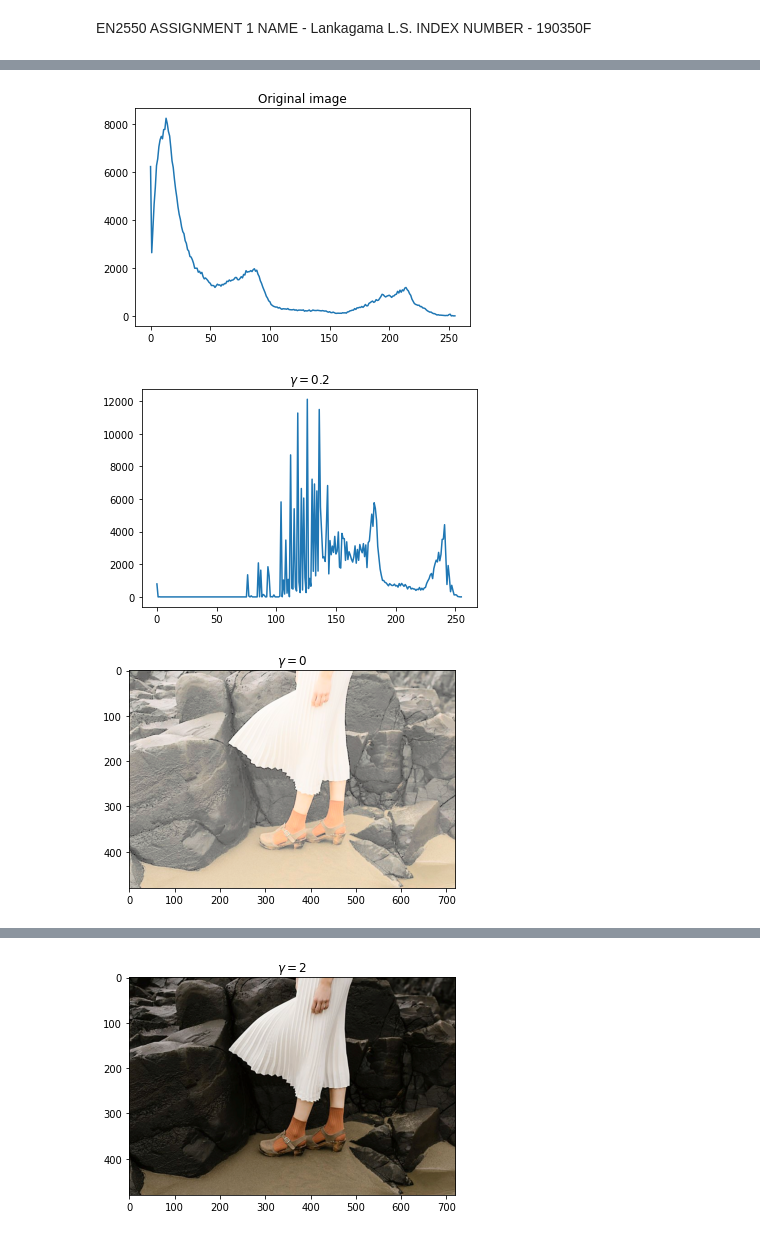
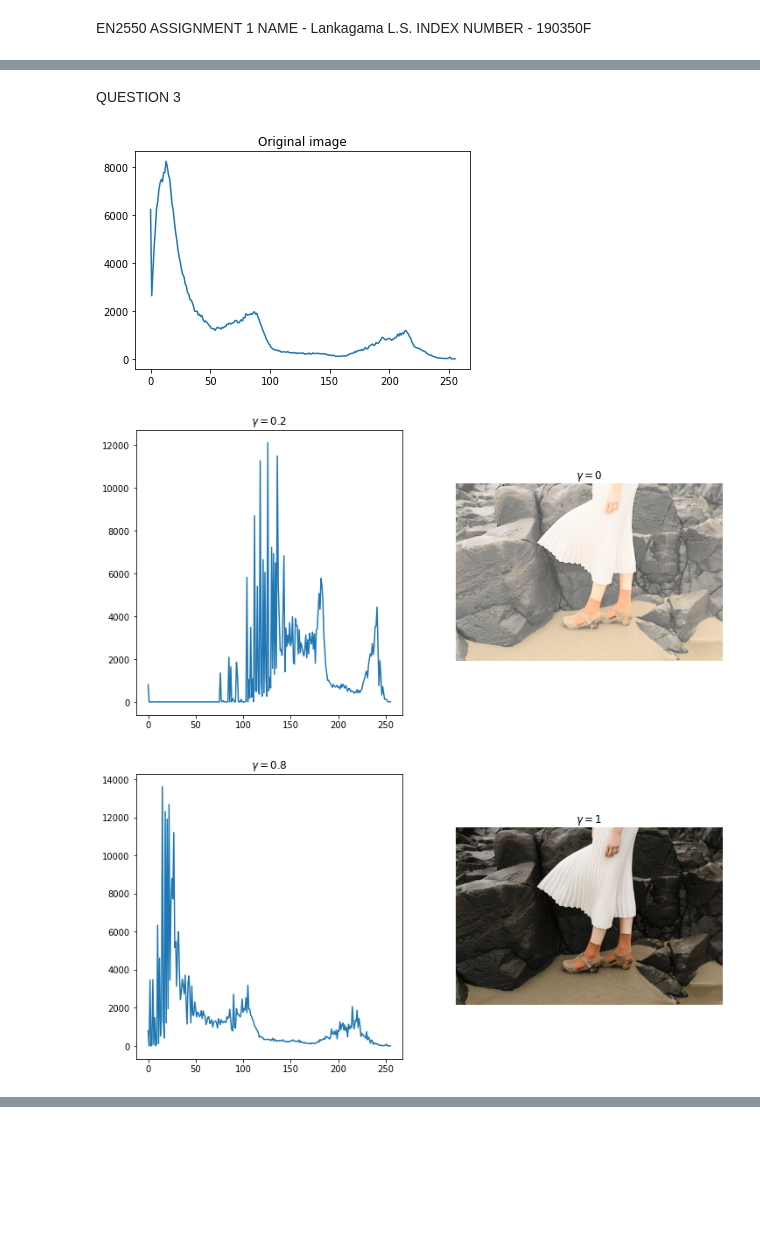
Before and after one commit to Lahiru-Sanjaya-Lankagama/Image-Processing, a Jupyter notebook: Assignment-1.ipynb, the cells around one changed output, grey strips where cells are left out. Saved outputs shown, nothing was run; the diff lists cells and outputs as text; code cells hidden in the pictures; blank space fills up the shorter version.

```diff
--- a/Assignment-1.ipynb
+++ b/Assignment-1.ipynb
@@ -126,43 +104,46 @@ plt.show()
+# %% [markdown]
+QUESTION 3
 # %%
-#Quetion 3
 import numpy as np
 import cv2 as cv
 import matplotlib.pyplot as plt
 
 f = cv.imread(r"C:\Users\Lahiru Sanjaya\Desktop\image_Ass\highlights_and_shadows.jpg", cv.IMREAD_COLOR)
 assert f is not None
 Lab = cv.cvtColor(f, cv.COLOR_BGR2LAB)
 
 L, a, b = cv.split(Lab)
 gamma = [0.2 , 0.8, 1, 1.7, 3]
 hist_f = cv.calcHist([f], [0], None, [256], [0,256])
 
 fig, ax = plt.subplots()
 ax.plot(hist_f)
 plt.title("Original image")
+print()
 
 for i in range (0,5):
     t = np.array([(p/255.0)**gamma[i]*(255.0) for p in L]).astype(np.uint8)
     newLab = cv.merge([t,a,b])
     newf = cv.cvtColor(newLab, cv.COLOR_LAB2BGR)
     hist_newf = cv.calcHist([newf], [0], None, [256], [0,256])
 
-    fig, ax = plt.subplots()
-    ax.plot(hist_newf)
-    plt.title("$\gamma = $"+ str(gamma[i]))
+    fig, ax = plt.subplots(1,2, figsize = (12,6))
+    ax[0].plot(hist_newf)
+    ax[0].set_title("$\gamma = $"+ str(gamma[i]))
 
     img = cv.cvtColor(newf, cv.COLOR_BGR2RGB)
-    fig, ax = plt.subplots()
-    plt.title("$\gamma = $"+ str(i))
-    ax.imshow(img)
+
+    ax[1].set_title("$\gamma = $"+ str(i))
+    ax[1].imshow(img)
+    ax[1].axis('off')
     plt.show()
 
 
     # cv.namedWindow("Image",cv.WINDOW_AUTOSIZE)
     # cv.imshow("Image", newf)
     # cv.waitKey(0)
     # cv.destroyAllWindows()
 # %% [output]
 [figure]
-[figure, old version]
+[figure, new version]
-[figure, old version]
+[figure, new version]
@@ -172 +152,0 @@ for i in range (0,5):
-[figure, removed]
```
Also changed, not shown: parts of 22 cells of this notebook.
